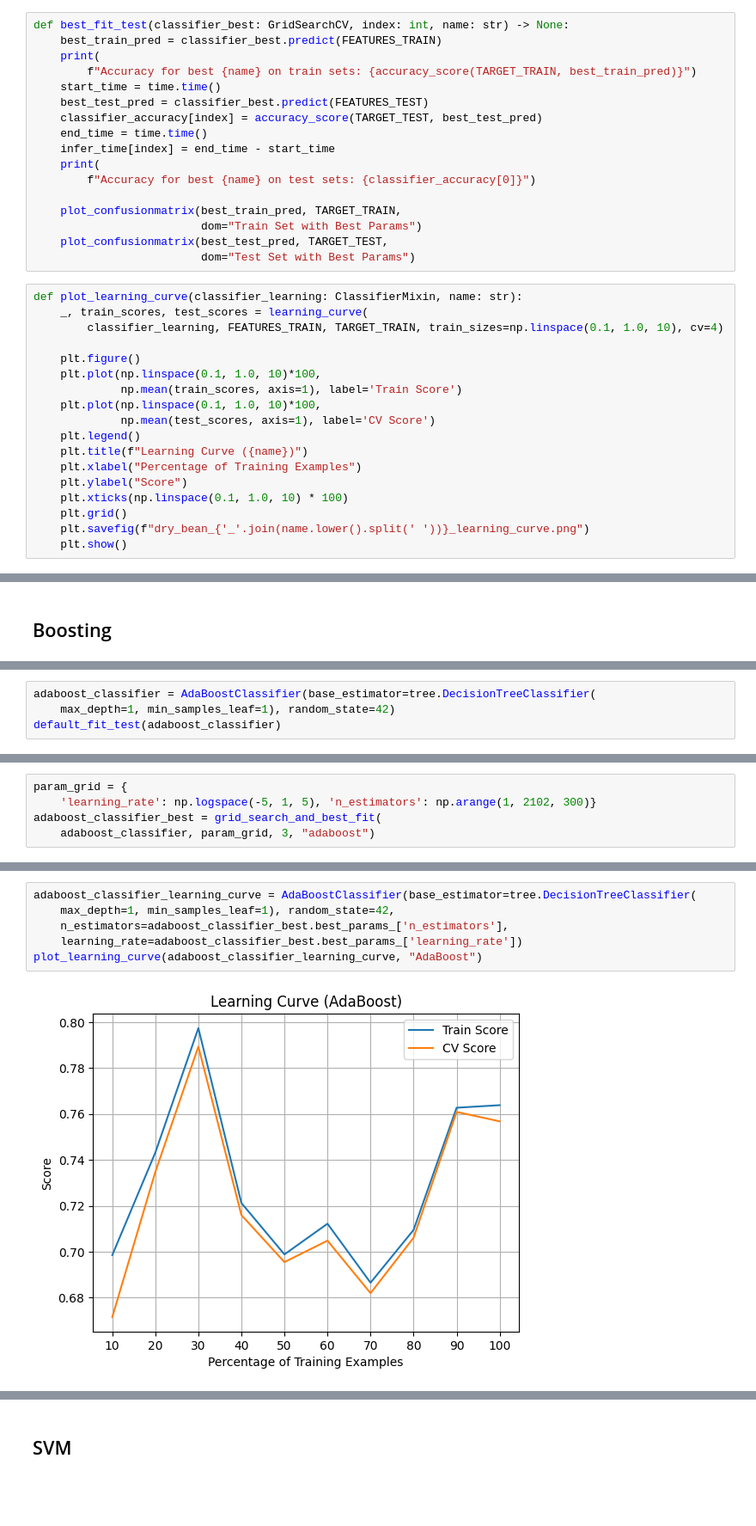
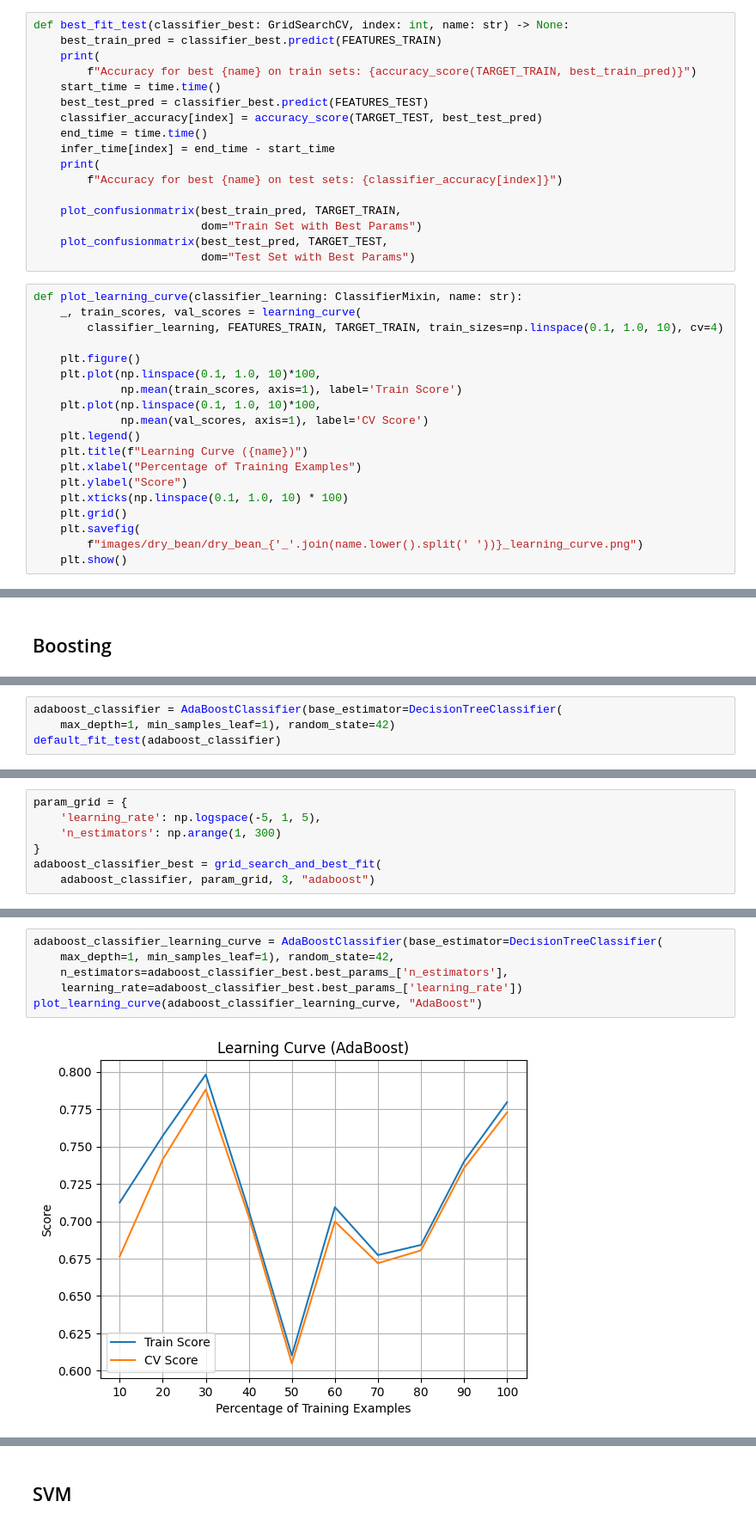
Before and after one commit to harry-z-kang/CS7641, a Jupyter notebook: supervised_learning/dry_bean.ipynb, the cells around one changed output, grey strips where cells are left out. Shown at 86% size. Cells and saved outputs as stored; diff of their text form; blank space fills up the shorter version.

```diff
--- a/supervised_learning/dry_bean.ipynb
+++ b/supervised_learning/dry_bean.ipynb
@@ -148,7 +152,7 @@ def best_fit_test(classifier_best: GridSearchCV, index: int, name: str) -> None:
     end_time = time.time()
     infer_time[index] = end_time - start_time
     print(
-        f"Accuracy for best {name} on test sets: {classifier_accuracy[0]}")
+        f"Accuracy for best {name} on test sets: {classifier_accuracy[index]}")
 
     plot_confusionmatrix(best_train_pred, TARGET_TRAIN,
                          dom="Train Set with Best Params")
@@ -156,19 +160,20 @@ def best_fit_test(classifier_best: GridSearchCV, index: int, name: str) -> None:
                          dom="Test Set with Best Params")
 # %%
 def plot_learning_curve(classifier_learning: ClassifierMixin, name: str):
-    _, train_scores, test_scores = learning_curve(
+    _, train_scores, val_scores = learning_curve(
         classifier_learning, FEATURES_TRAIN, TARGET_TRAIN, train_sizes=np.linspace(0.1, 1.0, 10), cv=4)
 
     plt.figure()
     plt.plot(np.linspace(0.1, 1.0, 10)*100,
              np.mean(train_scores, axis=1), label='Train Score')
     plt.plot(np.linspace(0.1, 1.0, 10)*100,
-             np.mean(test_scores, axis=1), label='CV Score')
+             np.mean(val_scores, axis=1), label='CV Score')
     plt.legend()
     plt.title(f"Learning Curve ({name})")
     plt.xlabel("Percentage of Training Examples")
     plt.ylabel("Score")
     plt.xticks(np.linspace(0.1, 1.0, 10) * 100)
     plt.grid()
-    plt.savefig(f"dry_bean_{'_'.join(name.lower().split(' '))}_learning_curve.png")
+    plt.savefig(
+        f"images/dry_bean/dry_bean_{'_'.join(name.lower().split(' '))}_learning_curve.png")
     plt.show()
@@ -429,5 +482,5 @@ plot_learning_curve(neural_network_classifier_learning,
 # %%
-adaboost_classifier = AdaBoostClassifier(base_estimator=tree.DecisionTreeClassifier(
+adaboost_classifier = AdaBoostClassifier(base_estimator=DecisionTreeClassifier(
     max_depth=1, min_samples_leaf=1), random_state=42)
 default_fit_test(adaboost_classifier)
 # %% [output]
@@ -476,6 +515,8 @@ plt.show()
 # %%
 param_grid = {
-    'learning_rate': np.logspace(-5, 1, 5), 'n_estimators': np.arange(1, 2102, 300)}
+    'learning_rate': np.logspace(-5, 1, 5),
+    'n_estimators': np.arange(1, 300)
+}
 adaboost_classifier_best = grid_search_and_best_fit(
     adaboost_classifier, param_grid, 3, "adaboost")
 # %% [output]
@@ -492,8 +537,8 @@ Test Set with Best Params Confusion matrix
 # %%
-adaboost_classifier_learning_curve = AdaBoostClassifier(base_estimator=tree.DecisionTreeClassifier(
+adaboost_classifier_learning_curve = AdaBoostClassifier(base_estimator=DecisionTreeClassifier(
     max_depth=1, min_samples_leaf=1), random_state=42,
     n_estimators=adaboost_classifier_best.best_params_['n_estimators'],
     learning_rate=adaboost_classifier_best.best_params_['learning_rate'])
 plot_learning_curve(adaboost_classifier_learning_curve, "AdaBoost")
 # %% [output]
-[figure, old version]
+[figure, new version]
```
Also changed, not shown: parts of 110 cells of this notebook, 9 other files.
